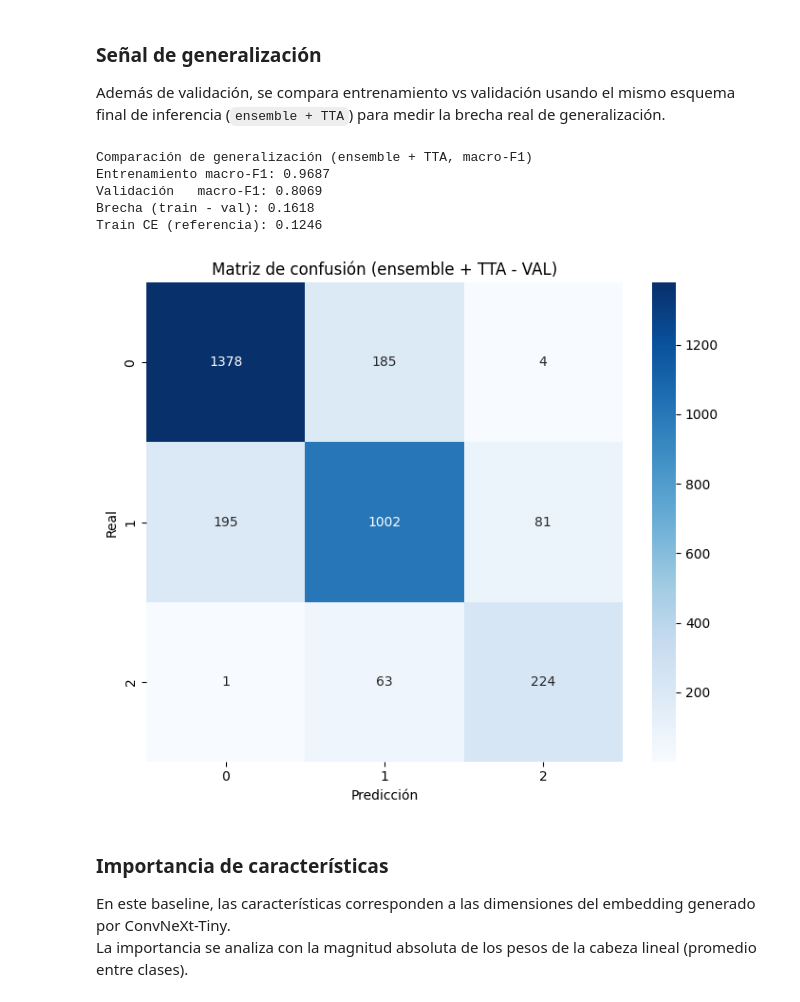
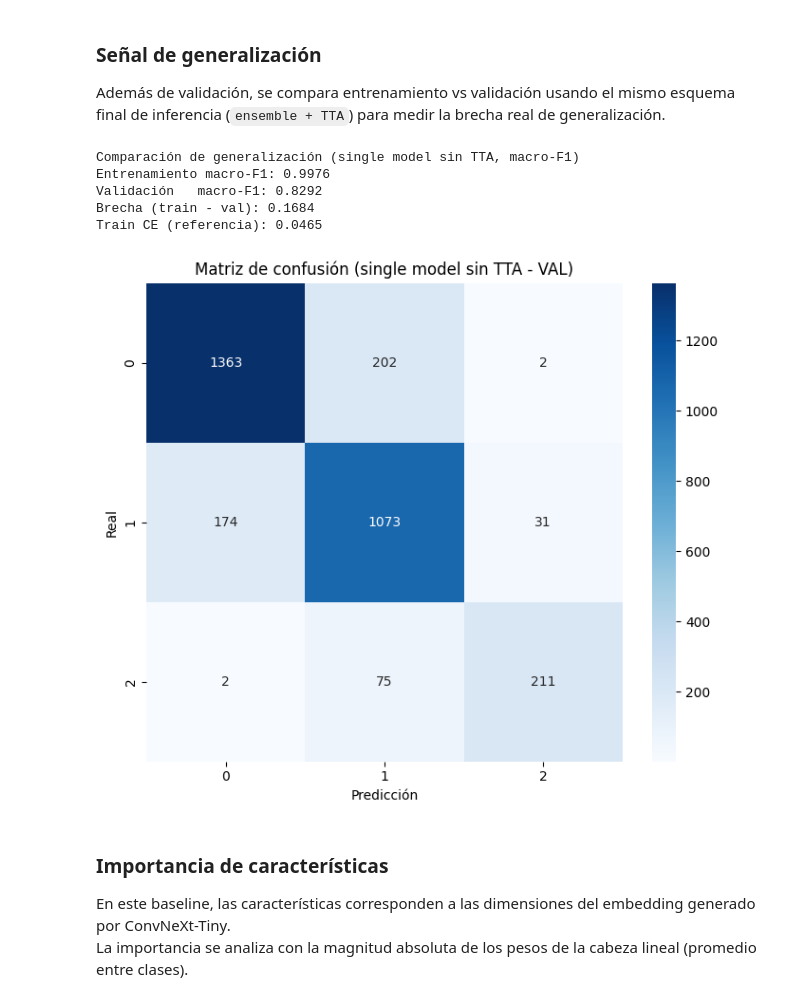
Before and after one commit to magdaleno88/Sam_Oct_IA, a Jupyter notebook: notebooks/Avance4_Equipo21_ConvNeXt-Tiny.ipynb, the cells around one changed output. Drawn from its saved outputs; the diff is of its cells as text; code cells hidden in the pictures.

```diff
--- a/notebooks/Avance4_Equipo21_ConvNeXt-Tiny.ipynb
+++ b/notebooks/Avance4_Equipo21_ConvNeXt-Tiny.ipynb
@@ -815,12 +820,14 @@ class ConvNeXtTinyLinearHead(nn.Module):
         extra_dim: int = 0,
         freeze_backbone: bool = True,
         unfreeze_backbone_blocks: int = 0,
+        head_dropout: float = 0.30,
     ) -> None:
         super().__init__()
         backbone = models.convnext_tiny(weights=ConvNeXt_Tiny_Weights.DEFAULT)
         backbone.classifier[2] = nn.Identity()  # salida embedding (B, 768)
         self.backbone = backbone
         self.extra_dim = int(extra_dim)
+        self.dropout = nn.Dropout(p=float(head_dropout))
         self.head = nn.Linear(768 + self.extra_dim, int(num_classes))
 
         if freeze_backbone:
@@ -842,6 +849,7 @@ class ConvNeXtTinyLinearHead(nn.Module):
             x = torch.cat([emb, extra], dim=1)
         else:
             x = emb
+        x = self.dropout(x)
         return self.head(x)
 
 
@@ -1341,7 +1341,8 @@ def build_criterion(loss_cfg: dict, labels: np.ndarray, num_classes: int, device
 
     loss_type = str(loss_cfg["type"])
     if loss_type == "weighted_ce":
-        criterion = nn.CrossEntropyLoss(weight=class_w_t)
+        label_smoothing = float(loss_cfg.get("label_smoothing", LABEL_SMOOTHING))
+        criterion = nn.CrossEntropyLoss(weight=class_w_t, label_smoothing=label_smoothing)
     elif loss_type == "focal":
         gamma = float(loss_cfg.get("gamma", 2.0))
         criterion = FocalLoss(gamma=gamma, weight=class_w_t)
@@ -1359,6 +1360,7 @@ def build_model_and_optimizer(seed: int) -> tuple[nn.Module, torch.optim.Optimiz
         extra_dim=extra_dim,
         freeze_backbone=True,
         unfreeze_backbone_blocks=UNFREEZE_BACKBONE_BLOCKS,
+        head_dropout=HEAD_DROPOUT,
     ).to(TRAIN_DEVICE)
 
     head_params = [p for p in model.head.parameters() if p.requires_grad]
@@ -1386,6 +1388,12 @@ def train_one_run(seed: int, loss_cfg: dict, epochs: int) -> dict:
 
     best_state = None
     best_val_f1 = -1.0
+    patience_counter = 0
+    scheduler = torch.optim.lr_scheduler.CosineAnnealingLR(
+        optimizer,
+        T_max=max(1, int(epochs)),
+        eta_min=1e-6,
+    )
     history_local: list[dict[str, float | str | int]] = []
 
     for epoch in range(1, int(epochs) + 1):
@@ -1422,14 +1430,26 @@ def train_one_run(seed: int, loss_cfg: dict, epochs: int) -> dict:
             "val_f1_macro": float(val_f1_epoch),
         })
 
-        if val_f1_epoch > best_val_f1:
+        if val_f1_epoch > (best_val_f1 + 1e-6):
             best_val_f1 = val_f1_epoch
             best_state = {k: v.detach().cpu().clone() for k, v in model.state_dict().items()}
+            patience_counter = 0
+        else:
+            patience_counter += 1
 
+        scheduler.step()
+        head_lr_now = float(optimizer.param_groups[0]["lr"])
         print(
             f"Seed {seed} | {loss_cfg['name']} | Epoch {epoch:02d} | "
-            f"train_loss={train_loss:.4f} | val_ce={val_ce:.4f} | val_f1_macro={val_f1_epoch:.4f}"
+            f"train_loss={train_loss:.4f} | val_ce={val_ce:.4f} | val_f1_macro={val_f1_epoch:.4f} | head_lr={head_lr_now:.2e}"
         )
+
+        if patience_counter >= int(EARLY_STOPPING_PATIENCE):
+            print(
+                f"Seed {seed} | {loss_cfg['name']} | early stopping en epoch {epoch:02d} "
+                f"(patience={EARLY_STOPPING_PATIENCE})"
+            )
+            break
 
     if best_state is None:
         raise RuntimeError("No se guardó checkpoint durante entrenamiento.")
@@ -1598,11 +1602,12 @@ print(f"Single model + TTA:       {val_f1_tta_single:.4f} | CE={val_ce_tta_singl
 print(f"Ensemble seeds + TTA:     {val_f1_ens_tta:.4f} | CE={val_ce_ens_tta:.4f}")
 
 print()
-print("Modelo final reportado (ensemble+TTA) — classification report")
-print(classification_report(y_val, y_val_pred_ens_tta, digits=4, zero_division=0))
+print("Modelo final reportado (single model sin TTA) — classification report")
+print(classification_report(y_val_single, y_val_pred_single, digits=4, zero_division=0))
 
-y_pred = y_val_pred_ens_tta
-val_ce = val_ce_ens_tta
-val_f1_macro = val_f1_ens_tta
+y_val = y_val_single
+y_pred = y_val_pred_single
+val_ce = val_ce_single
+val_f1_macro = val_f1_single
 # %% [output]
 Validation macro-F1 (ConvNeXt-Tiny + linear head)
@@ -1625,50 +1630,50 @@ weighted avg     0.8315    0.8312    0.8312      3133
 
 Además de validación, se compara entrenamiento vs validación usando el mismo esquema final de inferencia (`ensemble + TTA`) para medir la brecha real de generalización.
 # %%
-y_train, probs_train_ens_tta = ensemble_predict_proba(
-    ensemble_models,
+y_train, probs_train_single = predict_proba(
+    final_model,
     train_eval_loader,
     TRAIN_DEVICE,
-    tta_modes=TTA_MODES,
+    tta_modes=[0],
 )
-y_train_pred = np.argmax(probs_train_ens_tta, axis=1)
-train_ce = cross_entropy_from_probs(y_train, probs_train_ens_tta)
+y_train_pred = np.argmax(probs_train_single, axis=1)
+train_ce = cross_entropy_from_probs(y_train, probs_train_single)
 
 train_f1_macro = f1_score(y_train, y_train_pred, average="macro", zero_division=0)
 val_f1_macro = f1_score(y_val, y_pred, average="macro", zero_division=0)
 
-print("Comparación de generalización (ensemble + TTA, macro-F1)")
+print("Comparación de generalización (single model sin TTA, macro-F1)")
 print(f"Entrenamiento macro-F1: {train_f1_macro:.4f}")
 print(f"Validación   macro-F1: {val_f1_macro:.4f}")
 print(f"Brecha (train - val): {(train_f1_macro - val_f1_macro):.4f}")
 print(f"Train CE (referencia): {train_ce:.4f}")
 # %% [output]
-Comparación de generalización (ensemble + TTA, macro-F1)
-Entrenamiento macro-F1: 0.9687
-Validación   macro-F1: 0.8069
-Brecha (train - val): 0.1618
-Train CE (referencia): 0.1246
+Comparación de generalización (single model sin TTA, macro-F1)
+Entrenamiento macro-F1: 0.9976
+Validación   macro-F1: 0.8292
+Brecha (train - val): 0.1684
+Train CE (referencia): 0.0465
 # %%
-# 6) Confusion matrix (ensemble + TTA on VAL).
+# 6) Confusion matrix (single model sin TTA on VAL).
 labels_sorted = sorted(int(x) for x in np.unique(y_val))
 cm = confusion_matrix(y_val, y_pred, labels=labels_sorted)
 
 plt.figure(figsize=(7, 6))
 sns.heatmap(
     cm,
     annot=True,
     fmt="d",
     cmap="Blues",
     xticklabels=labels_sorted,
     yticklabels=labels_sorted,
 )
-plt.title("Matriz de confusión (ensemble + TTA - VAL)")
+plt.title("Matriz de confusión (single model sin TTA - VAL)")
 plt.xlabel("Predicción")
 plt.ylabel("Real")
 plt.tight_layout()
 plt.show()
 # %% [output]
-[figure, old version]
+[figure, new version]
 # %% [markdown]
 
 ### Importancia de características
```
Also changed, not shown: parts of 13 cells of this notebook.
